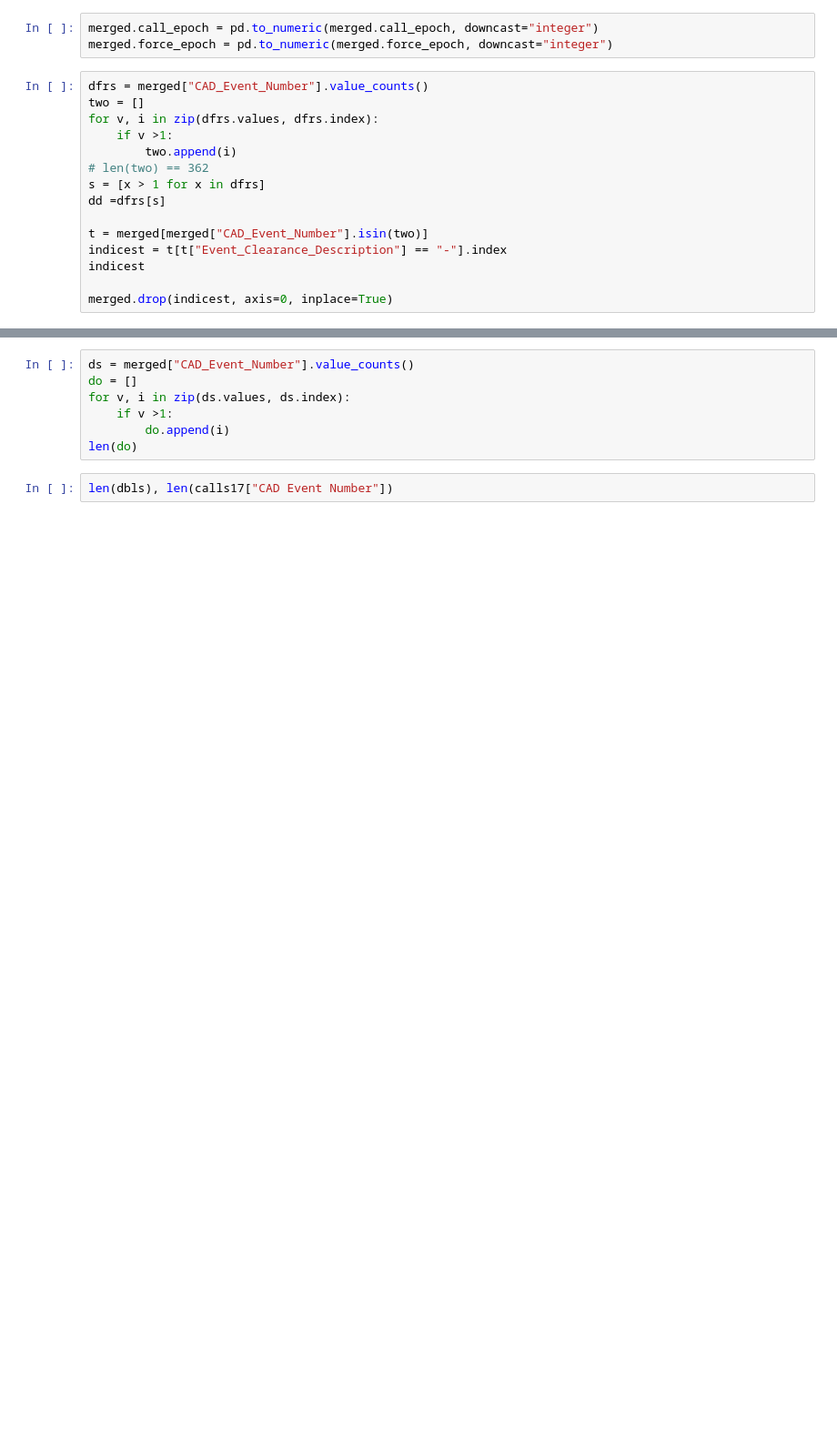
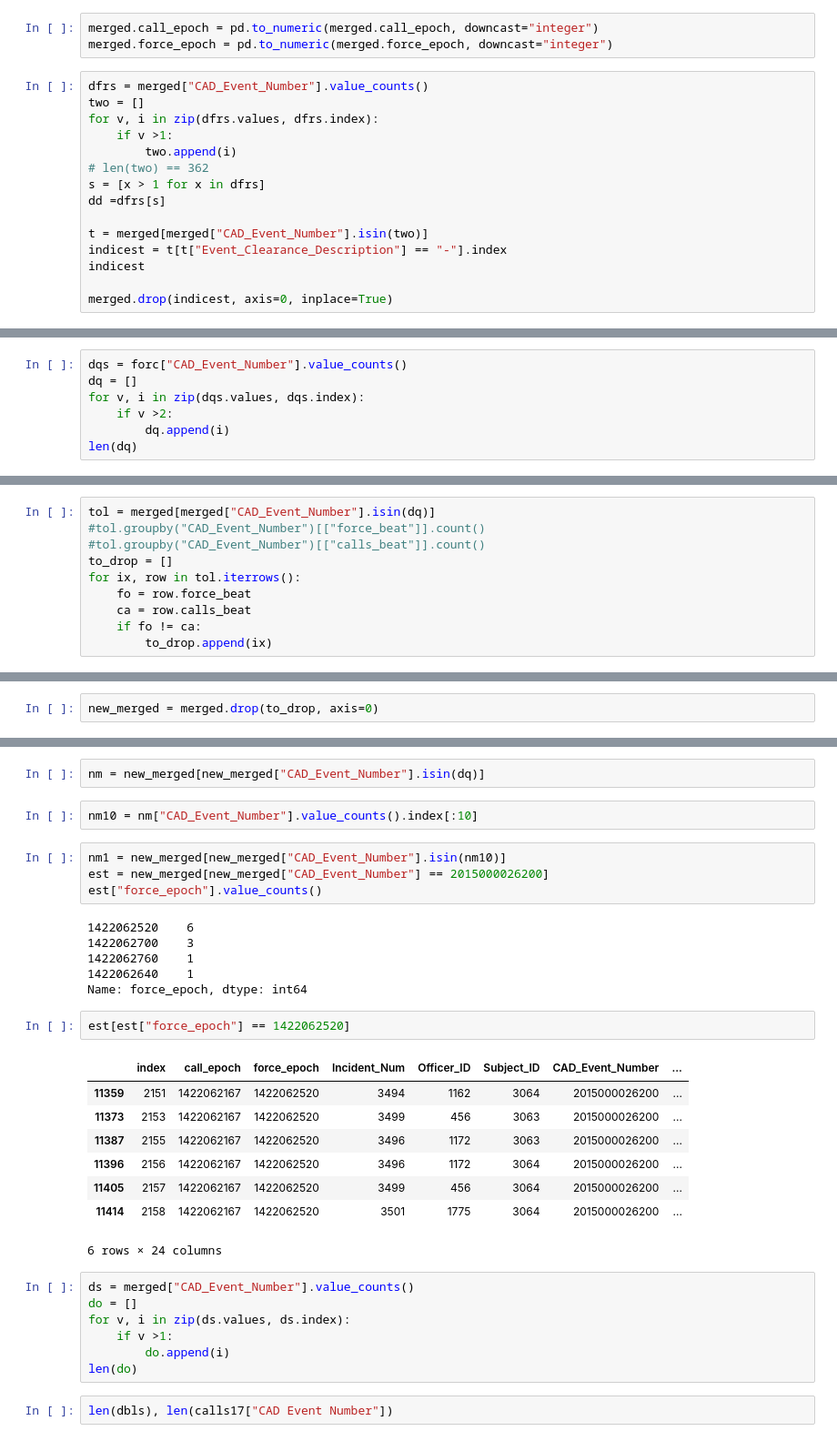
Before and after one commit to SarahMBurgart/use-of-force, a Jupyter notebook: EDA.ipynb, the cells around one changed output, grey strips where cells are left out. Shown at 91% size. Drawn from its saved outputs; the diff is of its cells as text; blank space fills up the shorter version.

```diff
--- a/EDA.ipynb
+++ b/EDA.ipynb
@@ -268,0 +213,7 @@ KeyboardInterrupt:
+# %%
+dqs = forc["CAD_Event_Number"].value_counts()
+dq = []
+for v, i in zip(dqs.values, dqs.index):
+    if v >2:
+        dq.append(i)
+len(dq)
@@ -268,0 +222,10 @@ KeyboardInterrupt:
+# %%
+tol = merged[merged["CAD_Event_Number"].isin(dq)]
+#tol.groupby("CAD_Event_Number")[["force_beat"]].count()
+#tol.groupby("CAD_Event_Number")[["calls_beat"]].count()
+to_drop = []
+for ix, row in tol.iterrows():
+    fo = row.force_beat
+    ca = row.calls_beat
+    if fo != ca:
+        to_drop.append(ix)
@@ -268,0 +236,2 @@ KeyboardInterrupt:
+# %%
+new_merged = merged.drop(to_drop, axis=0)
@@ -269,3 +251,28 @@ KeyboardInterrupt:
+# %%
+nm = new_merged[new_merged["CAD_Event_Number"].isin(dq)]
+# %%
+nm10 = nm["CAD_Event_Number"].value_counts().index[:10]
+# %%
+nm1 = new_merged[new_merged["CAD_Event_Number"].isin(nm10)]
+est = new_merged[new_merged["CAD_Event_Number"] == 2015000026200]
+est["force_epoch"].value_counts()
+# %% [output]
+1422062520    6
+1422062700    3
+1422062760    1
+1422062640    1
+Name: force_epoch, dtype: int64
+# %%
+est[est["force_epoch"] == 1422062520]
+# %% [output]
+|  | index | call_epoch | force_epoch | Incident_Num | Officer_ID | Subject_ID | CAD_Event_Number | ... |
+| 11359 | 2151 | 1422062167 | 1422062520 | 3494 | 1162 | 3064 | 2015000026200 | ... |
+| 11373 | 2153 | 1422062167 | 1422062520 | 3499 | 456 | 3063 | 2015000026200 | ... |
+| 11387 | 2155 | 1422062167 | 1422062520 | 3496 | 1172 | 3063 | 2015000026200 | ... |
+| 11396 | 2156 | 1422062167 | 1422062520 | 3496 | 1172 | 3064 | 2015000026200 | ... |
+| 11405 | 2157 | 1422062167 | 1422062520 | 3499 | 456 | 3064 | 2015000026200 | ... |
+| 11414 | 2158 | 1422062167 | 1422062520 | 3501 | 1775 | 3064 | 2015000026200 | ... |
+6 rows × 24 columns
 # %%
 ds = merged["CAD_Event_Number"].value_counts()
 do = []
```
Also changed, not shown: parts of 22 cells of this notebook.
